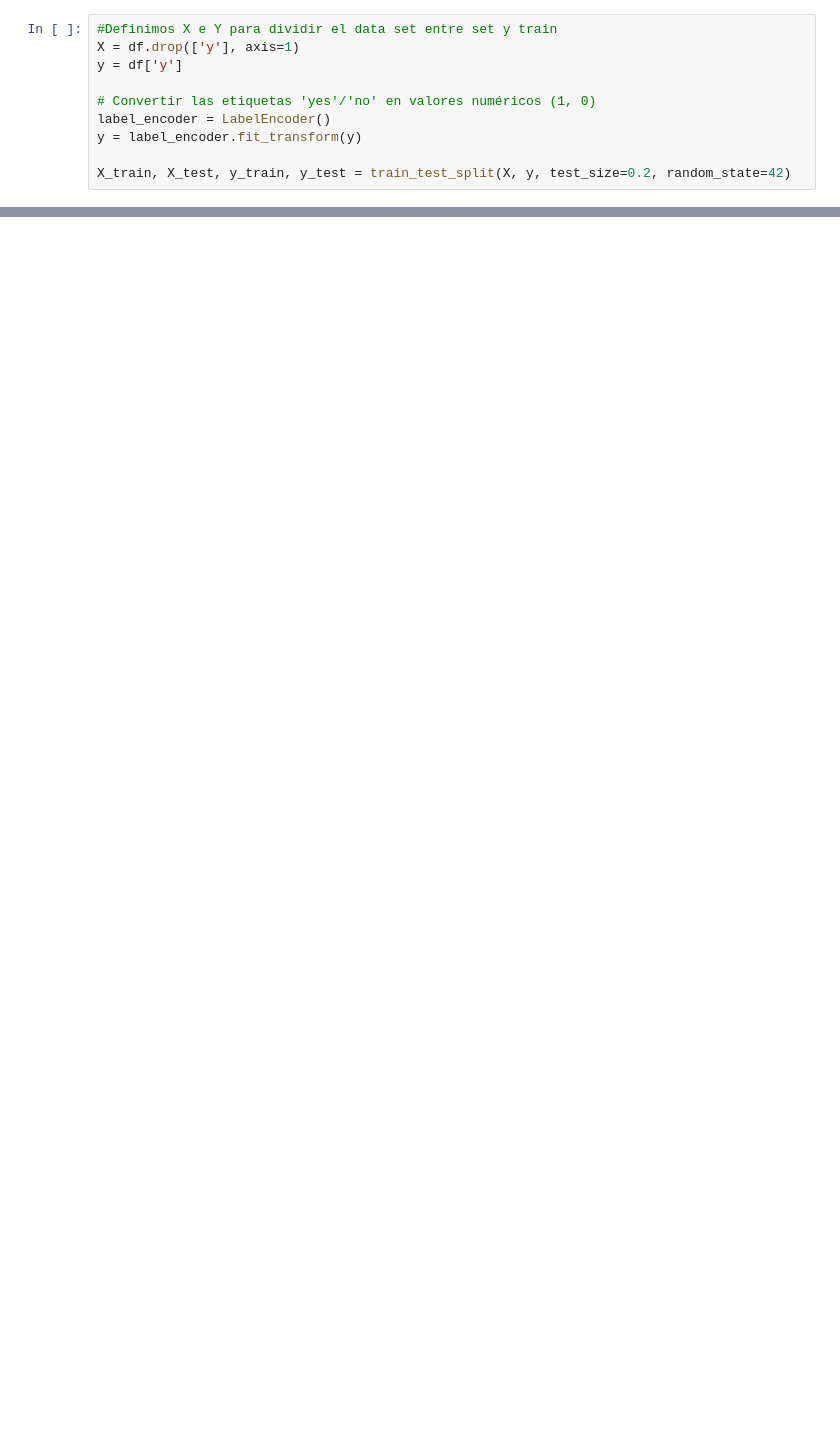
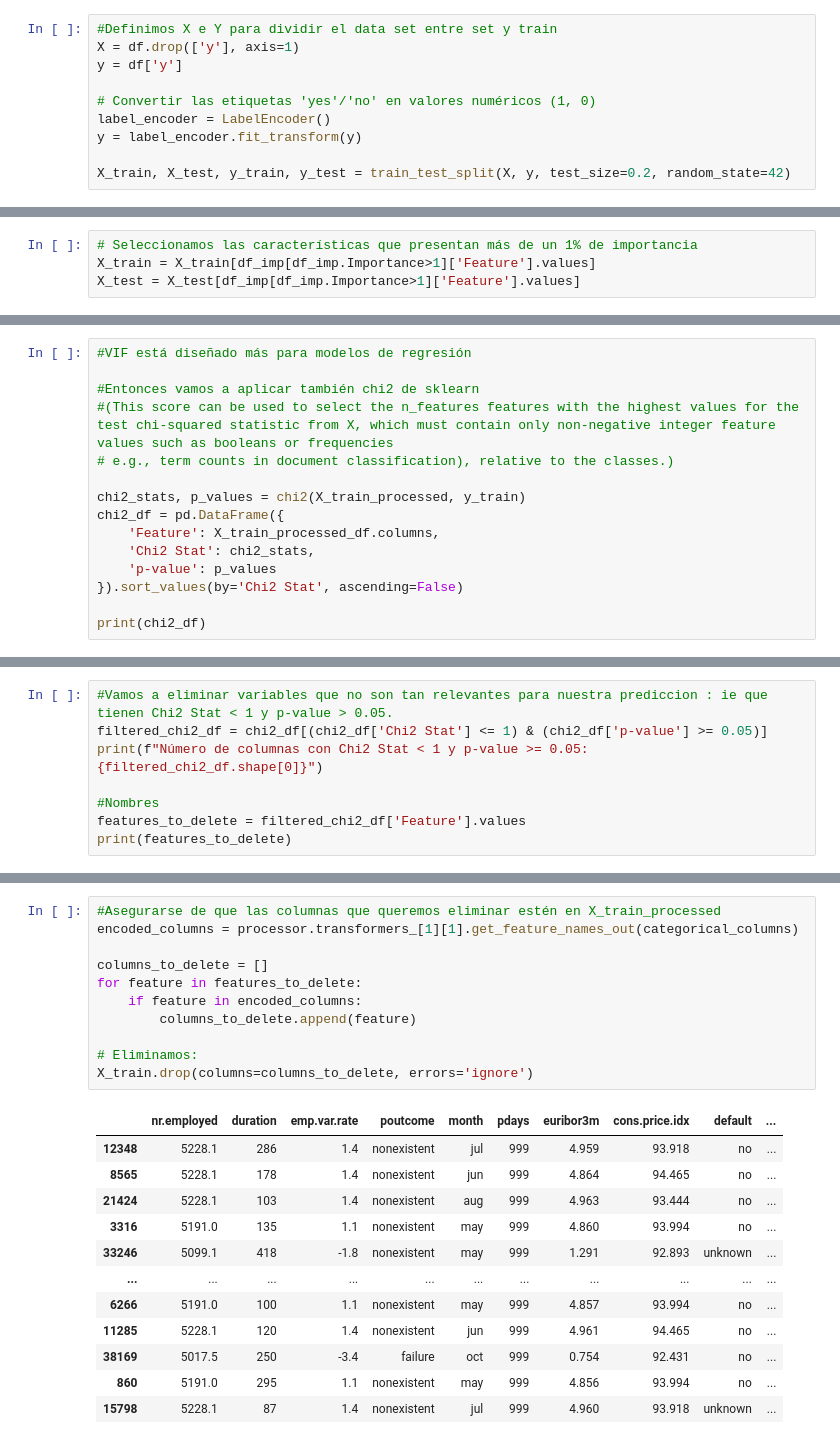
Before and after one commit to 4GeeksAcademy/Pauline-Your-first-ML-algorithm, a Jupyter notebook: src/explore.ipynb, the cells around one changed output, grey strips where cells are left out. Drawn from its saved outputs; the diff is of its cells as text; blank space fills up the shorter version.

```diff
--- a/src/explore.ipynb
+++ b/src/explore.ipynb
@@ -396,0 +351,4 @@ TypeError: LabelEncoder.fit_transform() takes 2 positional arguments but 3 were
+# %%
+# Seleccionamos las características que presentan más de un 1% de importancia
+X_train = X_train[df_imp[df_imp.Importance>1]['Feature'].values]
+X_test = X_test[df_imp[df_imp.Importance>1]['Feature'].values]
@@ -396,0 +404,15 @@ TypeError: LabelEncoder.fit_transform() takes 2 positional arguments but 3 were
+# %%
+#VIF está diseñado más para modelos de regresión
+
+#Entonces vamos a aplicar también chi2 de sklearn
+#(This score can be used to select the n_features features with the highest values for the test chi-squared statistic from X, which must contain only non-negative integer feature values such as booleans or frequencies
+# e.g., term counts in document classification), relative to the classes.)
+
+chi2_stats, p_values = chi2(X_train_processed, y_train)
+chi2_df = pd.DataFrame({
+    'Feature': X_train_processed_df.columns,
+    'Chi2 Stat': chi2_stats,
+    'p-value': p_values
+}).sort_values(by='Chi2 Stat', ascending=False)
+
+print(chi2_df)
@@ -396,0 +445,8 @@ TypeError: LabelEncoder.fit_transform() takes 2 positional arguments but 3 were
+# %%
+#Vamos a eliminar variables que no son tan relevantes para nuestra prediccion : ie que tienen Chi2 Stat < 1 y p-value > 0.05.
+filtered_chi2_df = chi2_df[(chi2_df['Chi2 Stat'] <= 1) & (chi2_df['p-value'] >= 0.05)]
+print(f"Número de columnas con Chi2 Stat < 1 y p-value >= 0.05: {filtered_chi2_df.shape[0]}")
+
+#Nombres
+features_to_delete = filtered_chi2_df['Feature'].values
+print(features_to_delete)
@@ -396,0 +458,24 @@ TypeError: LabelEncoder.fit_transform() takes 2 positional arguments but 3 were
+# %%
+#Asegurarse de que las columnas que queremos eliminar estén en X_train_processed
+encoded_columns = processor.transformers_[1][1].get_feature_names_out(categorical_columns)
+
+columns_to_delete = []
+for feature in features_to_delete:
+    if feature in encoded_columns:
+        columns_to_delete.append(feature)
+
+# Eliminamos:
+X_train.drop(columns=columns_to_delete, errors='ignore')
+# %% [output]
+|  | nr.employed | duration | emp.var.rate | poutcome | month | pdays | euribor3m | cons.price.idx | default | ... |
+| 12348 | 5228.1 | 286 | 1.4 | nonexistent | jul | 999 | 4.959 | 93.918 | no | ... |
+| 8565 | 5228.1 | 178 | 1.4 | nonexistent | jun | 999 | 4.864 | 94.465 | no | ... |
+| 21424 | 5228.1 | 103 | 1.4 | nonexistent | aug | 999 | 4.963 | 93.444 | no | ... |
+| 3316 | 5191.0 | 135 | 1.1 | nonexistent | may | 999 | 4.860 | 93.994 | no | ... |
+| 33246 | 5099.1 | 418 | -1.8 | nonexistent | may | 999 | 1.291 | 92.893 | unknown | ... |
+| ... | ... | ... | ... | ... | ... | ... | ... | ... | ... | ... |
+| 6266 | 5191.0 | 100 | 1.1 | nonexistent | may | 999 | 4.857 | 93.994 | no | ... |
+| 11285 | 5228.1 | 120 | 1.4 | nonexistent | jun | 999 | 4.961 | 94.465 | no | ... |
+| 38169 | 5017.5 | 250 | -3.4 | failure | oct | 999 | 0.754 | 92.431 | no | ... |
+| 860 | 5191.0 | 295 | 1.1 | nonexistent | may | 999 | 4.856 | 93.994 | no | ... |
+| 15798 | 5228.1 | 87 | 1.4 | nonexistent | jul | 999 | 4.960 | 93.918 | unknown | ... |
```
Also changed, not shown: parts of 18 cells of this notebook.
